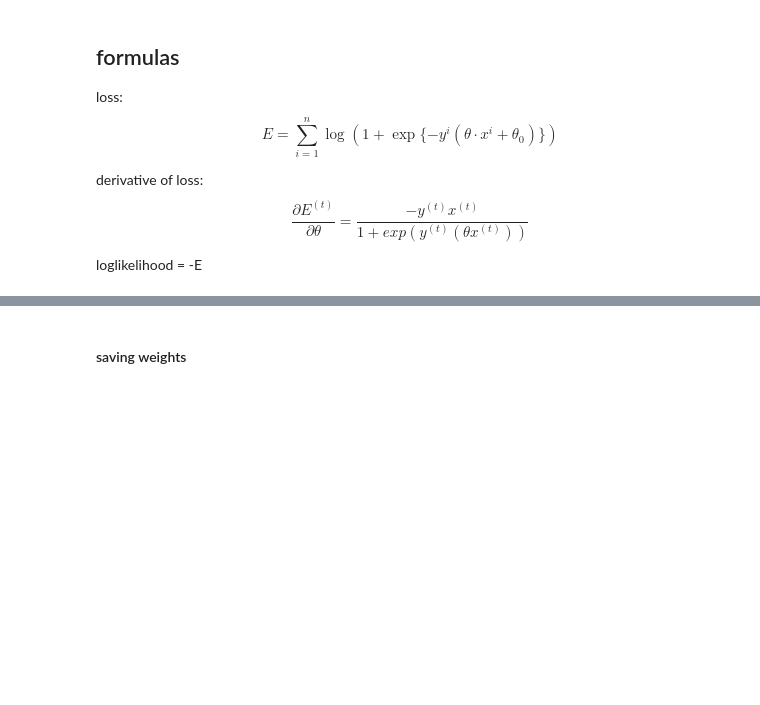
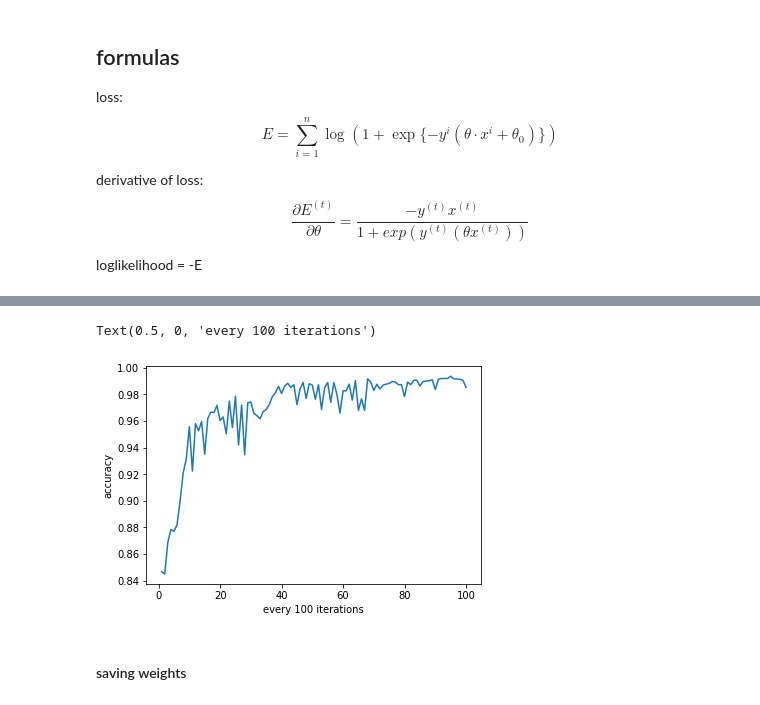
Before and after one commit to Emrys-Hong/SUTD-machine-learning-hw, a Jupyter notebook: hw3/hw3.ipynb, the cells around one changed output, grey strips where cells are left out. Drawn from its saved outputs; the diff is of its cells as text; code cells hidden in the pictures; blank space fills up the shorter version.

```diff
--- a/hw3/hw3.ipynb
+++ b/hw3/hw3.ipynb
@@ -293,3 +279,10 @@ Text(0.5, 0, 'epochs')
+# %%
+plt.plot(range(1, 101), accs)
+plt.ylabel('accuracy')
+plt.xlabel('every 100 iterations')
+# %% [output]
+Text(0.5, 0, 'every 100 iterations')
+[figure, added]
 # %% [markdown]
 #### saving weights
 # %%
```
Also changed, not shown: parts of 10 cells of this notebook, 1 other file.
